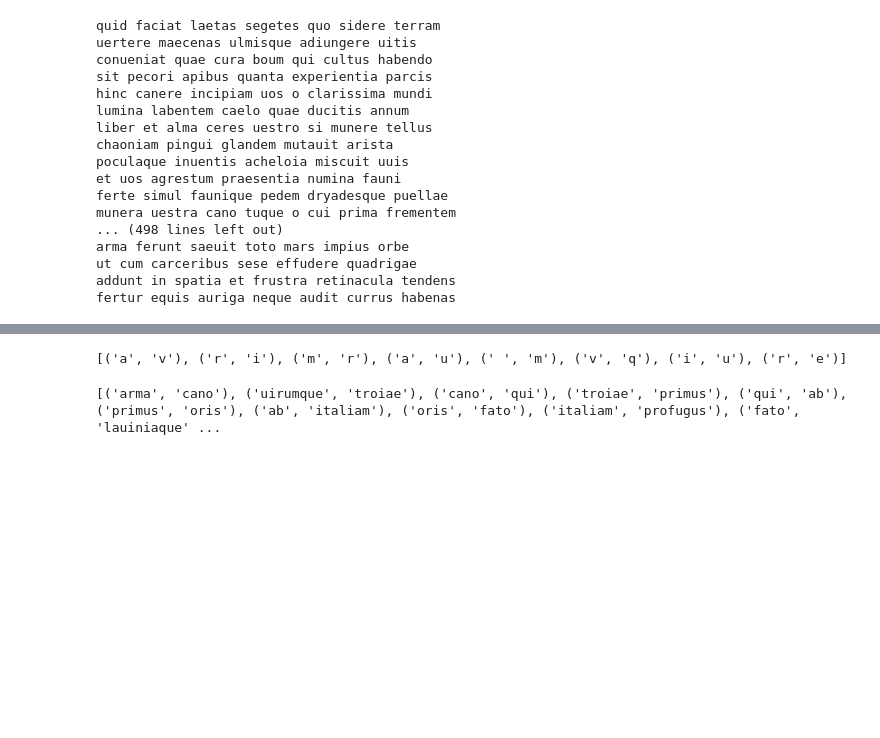
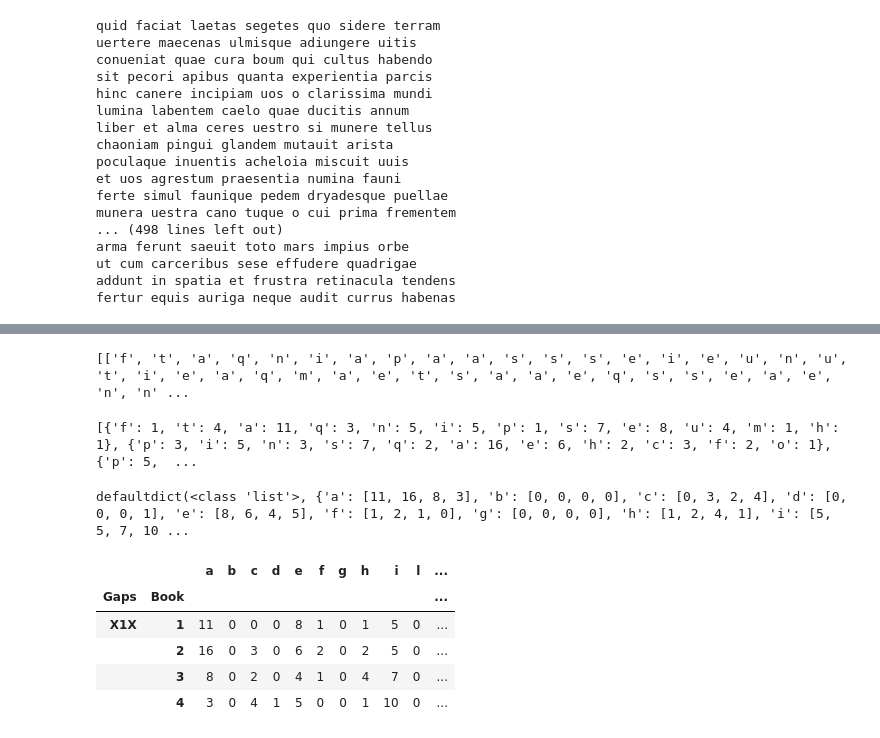
Before and after one commit to diyclassics/ll-experiments, a Jupyter notebook: herdan.ipynb, the cells around one changed output, grey strips where cells are left out. Cells and saved outputs as stored; diff of their text form; code cells hidden in the pictures; blank space fills up the shorter version.

```diff
--- a/herdan.ipynb
+++ b/herdan.ipynb
@@ -150,9 +204,3 @@ def find_skipgrams(input_list, n, step=0):
     lists = [input_list[i:] for i in range(n+step)]
     skipgrams = list(zip(lists[0],lists[-1]))
     return skipgrams
-# %%
-test = " "
-test = [l for l in test]
-print(find_skipgrams(test,2,4))
-# %% [output]
-[('a', 'v'), ('r', 'i'), ('m', 'r'), ('a', 'u'), (' ', 'm'), ('v', 'q'), ('i', 'u'), ('r', 'e')]
@@ -169,4 +206,0 @@ test = preprocess(test).split()
-# %%
-print(find_skipgrams(test,2,1))
-# %% [output]
-[('arma', 'cano'), ('uirumque', 'troiae'), ('cano', 'qui'), ('troiae', 'primus'), ('qui', 'ab'), ('primus', 'oris'), ('ab', 'italiam'), ('oris', 'fato'), ('italiam', 'profugus'), ('fato', 'lauiniaque' ...
@@ -172,0 +209,51 @@ print(find_skipgrams(test,2,1))
+# %%
+georgics_matches = []
+
+for bigrams in georgics_skipgrams:
+    x1x = []
+
+    for bigram in bigrams:
+        if get_x_match(bigram):
+            x1x.append(bigram[0])
+
+    georgics_matches.append(x1x)
+
+print(georgics_matches)
+# %% [output]
+[['f', 't', 'a', 'q', 'n', 'i', 'a', 'p', 'a', 'a', 's', 's', 's', 'e', 'i', 'e', 'u', 'n', 'u', 't', 'i', 'e', 'a', 'q', 'm', 'a', 'e', 't', 's', 'a', 'a', 'e', 'q', 's', 's', 'e', 'a', 'e', 'n', 'n' ...
+# %%
+georgics_match_counts = [Counter(match) for match in georgics_matches]
+georgics_match_counts = [dict(count.items()) for count in georgics_match_counts]
+l = georgics_match_counts
+print(georgics_match_counts)
+# %% [output]
+[{'f': 1, 't': 4, 'a': 11, 'q': 3, 'n': 5, 'i': 5, 'p': 1, 's': 7, 'e': 8, 'u': 4, 'm': 1, 'h': 1}, {'p': 3, 'i': 5, 'n': 3, 's': 7, 'q': 2, 'a': 16, 'e': 6, 'h': 2, 'c': 3, 'f': 2, 'o': 1}, {'p': 5,  ...
+# %%
+alpha_keys = ['a', 'b', 'c', 'd', 'e', 'f', 'g', 'h', 'i', 'l', 'm', 'n', 'o', 'p', 'q', 'r', 's', 't', 'u']
+
+from collections import defaultdict
+d = defaultdict(list)
+
+for letter in alpha_keys:
+    for item in l:
+        if letter in item.keys():
+            d[letter].append(item[letter])
+        else:
+            d[letter].append(0)
+
+print(d)
+# %% [output]
+defaultdict(<class 'list'>, {'a': [11, 16, 8, 3], 'b': [0, 0, 0, 0], 'c': [0, 3, 2, 4], 'd': [0, 0, 0, 1], 'e': [8, 6, 4, 5], 'f': [1, 2, 1, 0], 'g': [0, 0, 0, 0], 'h': [1, 2, 4, 1], 'i': [5, 5, 7, 10 ...
+# %%
+tuples = list(zip(*[['X1X']*4,['1','2','3','4']]))
+index = pd.MultiIndex.from_tuples(tuples, names=['Gaps', 'Book'])
+X1X = pd.DataFrame.from_dict(d)
+X1X.index = index
+X1X
+# %% [output]
+|  |  | a | b | c | d | e | f | g | h | i | l | ... |
+| Gaps | Book |  |  |  |  |  |  |  |  |  |  | ... |
+| X1X | 1 | 11 | 0 | 0 | 0 | 8 | 1 | 0 | 1 | 5 | 0 | ... |
+|  | 2 | 16 | 0 | 3 | 0 | 6 | 2 | 0 | 2 | 5 | 0 | ... |
+|  | 3 | 8 | 0 | 2 | 0 | 4 | 1 | 0 | 4 | 7 | 0 | ... |
+|  | 4 | 3 | 0 | 4 | 1 | 5 | 0 | 0 | 1 | 10 | 0 | ... |
```
Also changed, not shown: parts of 26 cells of this notebook, 1 other file.
